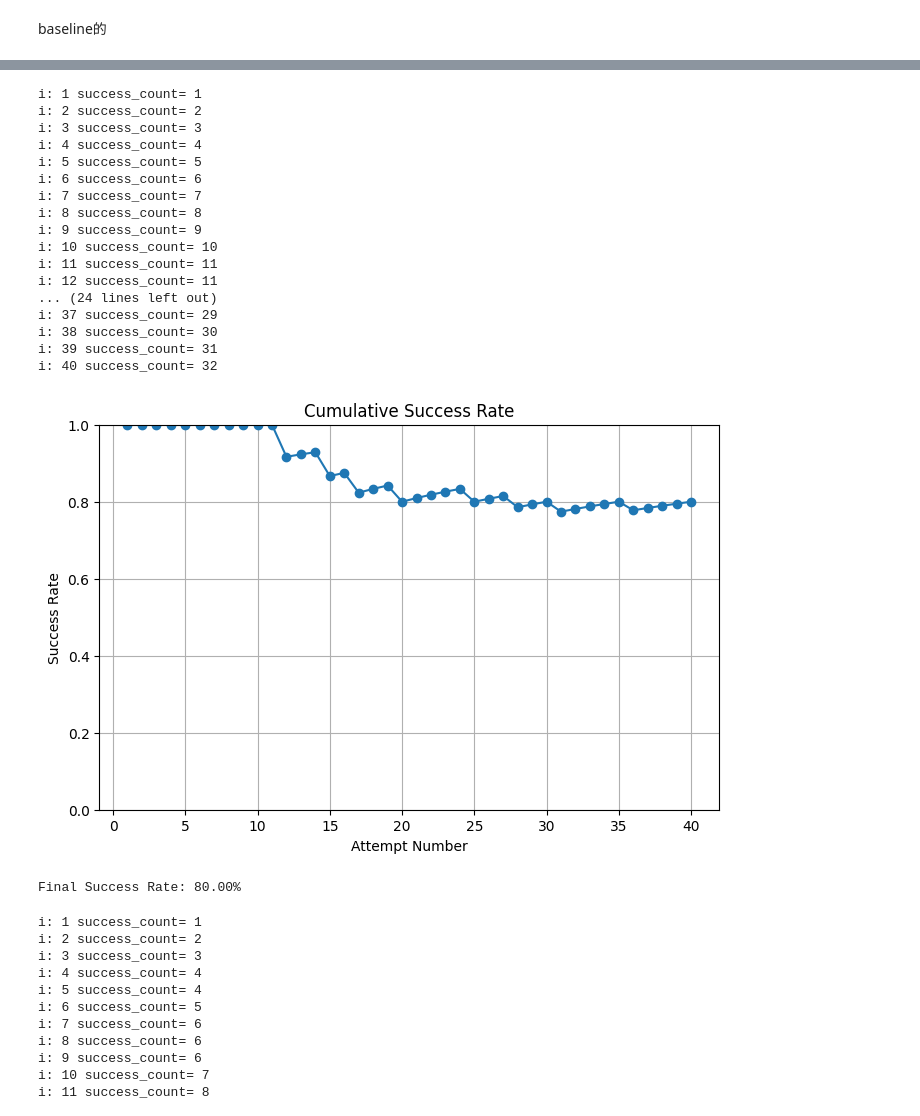
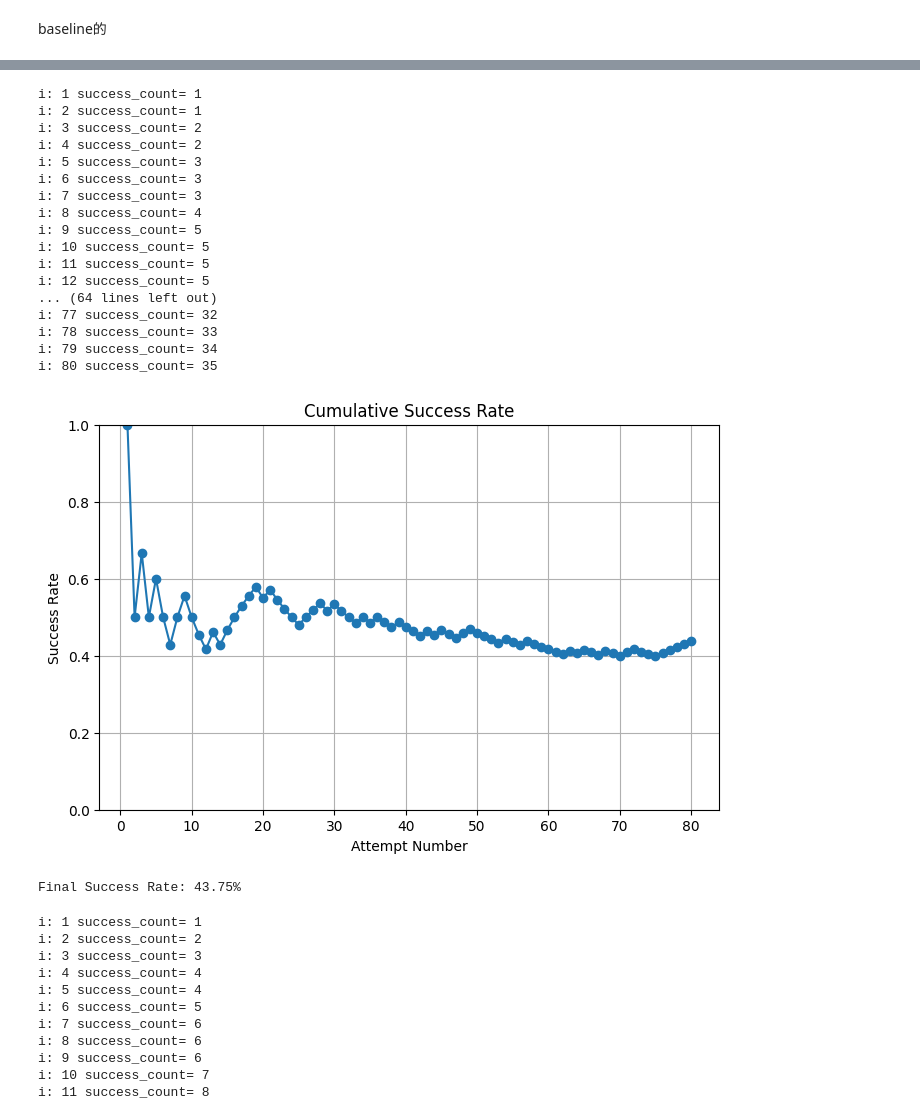
Before and after one commit to milong26/lerobot_diy, a Jupyter notebook: simplify_work/tools/calculate_success.ipynb, the cells around one changed output, grey strips where cells are left out. Cells and saved outputs as stored; diff of their text form; code cells hidden in the pictures.

```diff
--- a/simplify_work/tools/calculate_success.ipynb
+++ b/simplify_work/tools/calculate_success.ipynb
@@ -4,16 +4,10 @@ baseline的
 import matplotlib.pyplot as plt
 
 # 在这里输入你的结果，0 表示失败，1 表示成功
-result = [0, 0, 0, 1, 0,
- 1, 1, 0, 1, 1,
- 1,1,1,1,1,
- 0,1,1,0,1,
- 1,0,1,1,0,
- 0,1,1,1,0,
- 1,1,0,0,1,
- 0,1,1,0,1,
- 1,1,1,1,1,
- 0,1,1,1,1
+result = [0,1,0,0,0,1,1,1,1,1,
+0,1,0,0,1,0,1,1,0,1,
+0,1,0,0,1,1,1,1,1,1
+
  ]
 
 # 计算每次的累计成功率
@@ -64,60 +58,68 @@ Final Success Rate: 68.00%
 import matplotlib.pyplot as plt
 
 # 在这里输入你的结果，0 表示失败，1 表示成功
-result = [1, 1, 1, 1, 1,
- 1, 1, 1, 1, 1,
- 1,0,1,1,0,
- 1,0,1,1,0,
- 1,1,1,1,0,
- 1,1,0,1,1,
- 0,1,1,1,1,
- 0,1,1,1,1,
+result = [1,0,1,0,1,
+0,0,1,1,0,
+0,0,1,0,1,
+1,1,1,1,0,
+1,0,0,0,0,
+1,1,1,0,1,
+0,0,0,1,0,
+1,0,0,1,0,
+0,0,1,0,1,
+0,0,1,1,0,
+0,0,0,1,0,
+0,1,0,0,0,
+0,0,1,0,1,
+0,0,1,0,0,
+1,1,0,0,0,
+1,1,1,1,1,
  ]
 
 # 计算每次的累计成功率
 success_rates = []
 success_count = 0
 for i, r in enumerate(result, start=1):
 
     success_count += r
     print("i:",i,"success_count=",success_count)
     success_rates.append(success_count / i)
 
 # 绘制成功率变化曲线
 plt.figure(figsize=(8, 5))
 plt.plot(range(1, len(result) + 1), success_rates, marker='o')
 plt.title("Cumulative Success Rate")
 plt.xlabel("Attempt Number")
 plt.ylabel("Success Rate")
 plt.ylim(0, 1)
 plt.grid(True)
 plt.show()
 
 # 输出最终成功率
 if success_rates:
     print(f"Final Success Rate: {success_rates[-1]:.2%}")
 else:
     print("No results to calculate.")
 # %% [output]
 i: 1 success_count= 1
-i: 2 success_count= 2
-i: 3 success_count= 3
-i: 4 success_count= 4
-i: 5 success_count= 5
-i: 6 success_count= 6
-i: 7 success_count= 7
-i: 8 success_count= 8
-i: 9 success_count= 9
-i: 10 success_count= 10
-i: 11 success_count= 11
-i: 12 success_count= 11
-... (24 lines left out)
-i: 37 success_count= 29
-i: 38 success_count= 30
-i: 39 success_count= 31
-i: 40 success_count= 32
+i: 2 success_count= 1
+i: 3 success_count= 2
+i: 4 success_count= 2
+i: 5 success_count= 3
+i: 6 success_count= 3
+i: 7 success_count= 3
+i: 8 success_count= 4
+i: 9 success_count= 5
+i: 10 success_count= 5
+i: 11 success_count= 5
+i: 12 success_count= 5
+... (64 lines left out)
+i: 77 success_count= 32
+i: 78 success_count= 33
+i: 79 success_count= 34
+i: 80 success_count= 35
-[figure, old version]
+[figure, new version]
-Final Success Rate: 80.00%
+Final Success Rate: 43.75%
 # %%
 import matplotlib.pyplot as plt
 
```
Also changed, not shown: parts of 1 cell of this notebook, 38 other files.
